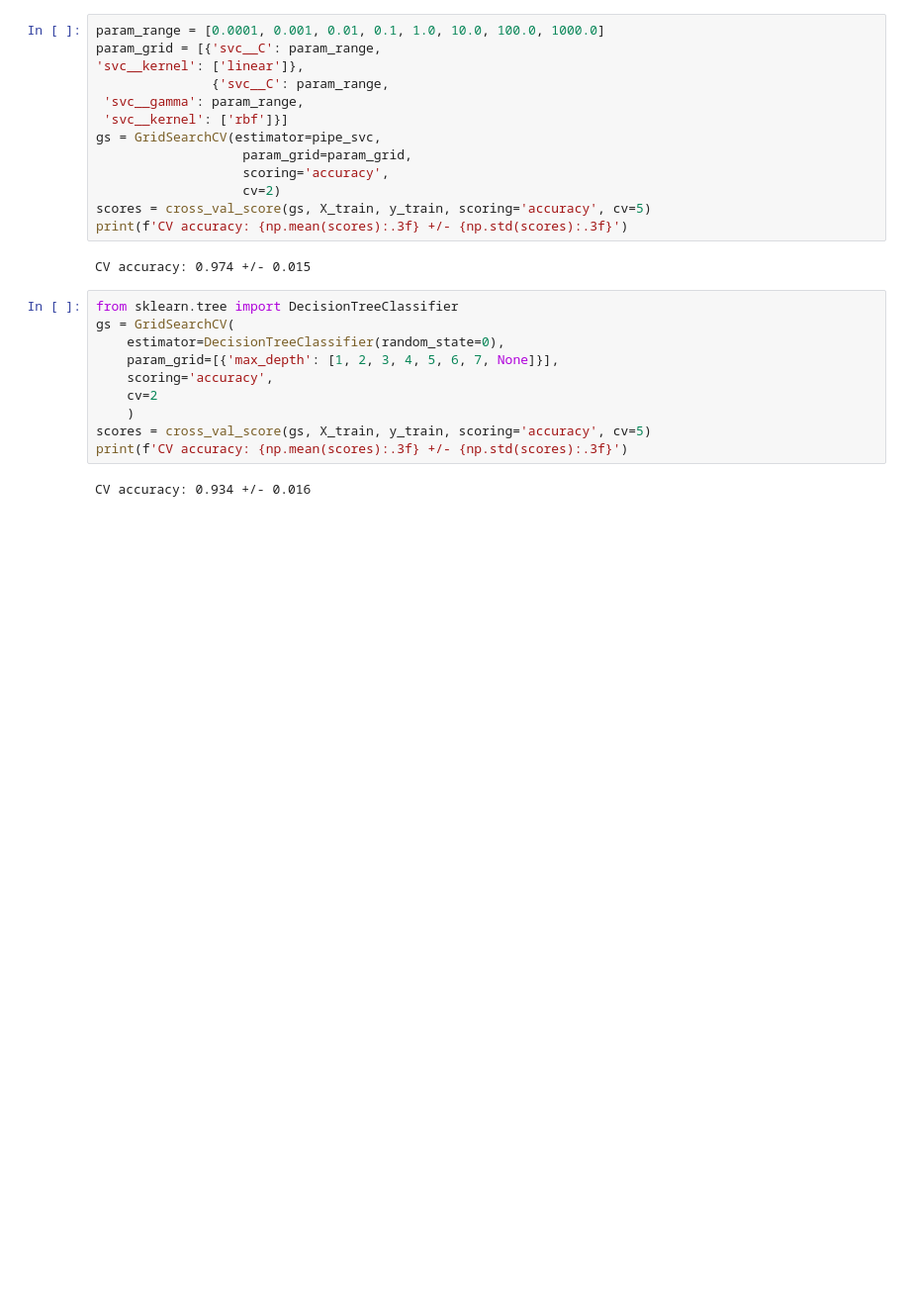
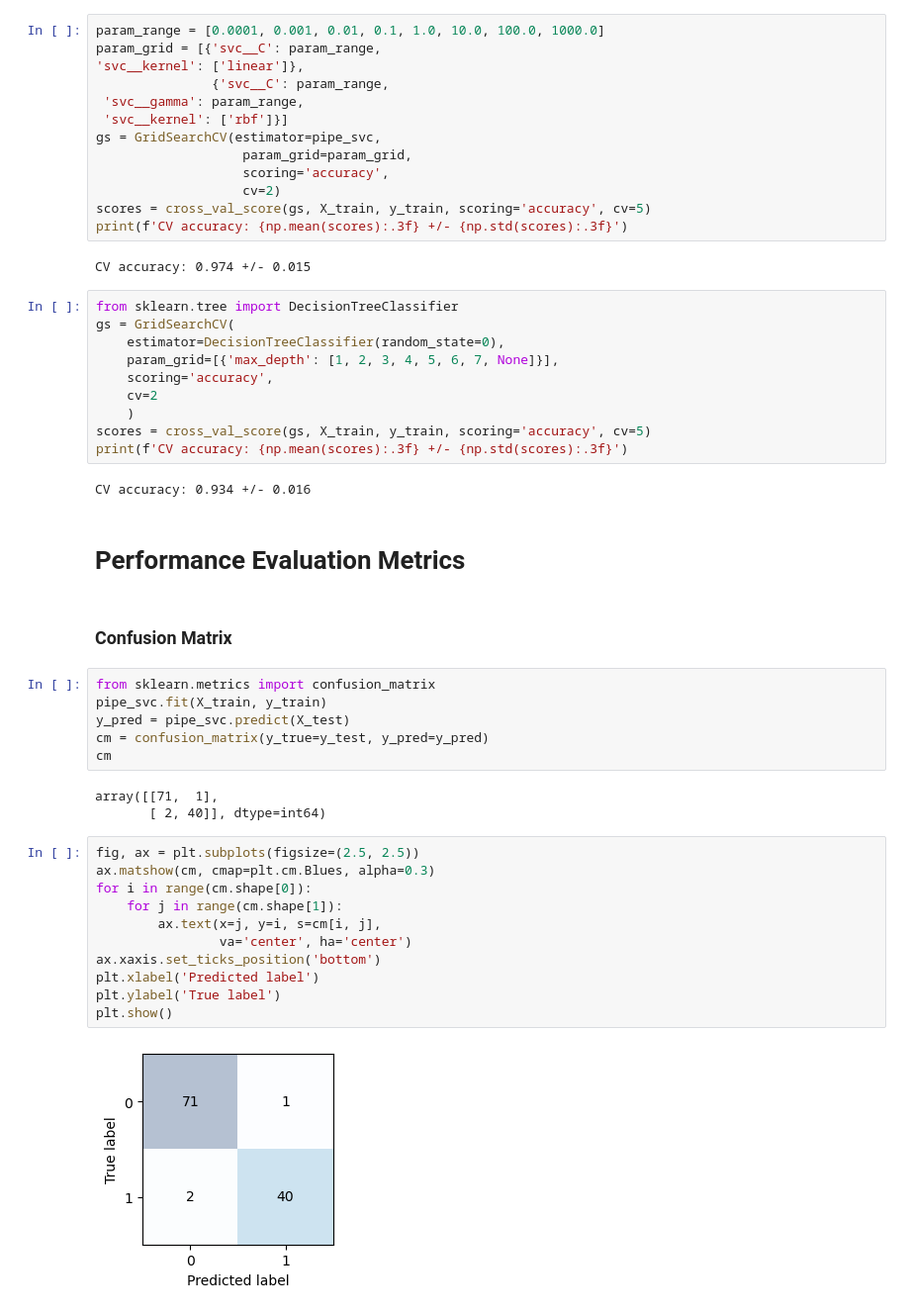
Before and after one commit to Akshaj-Kabthiyal/Data-Science-Fundamentals, a Jupyter notebook: Deep Learning/Pytorch and scikit/Chapter 6 - Model Eval and hyperparameter tuning/Model Eval And Hyperparameter Tuning.ipynb, the cells around one changed output. Shown: that part at 99% size. Cells and saved outputs as stored; diff of their text form; blank space fills up the shorter version.

```diff
--- a/Deep Learning/Pytorch and scikit/Chapter 6 - Model Eval and hyperparameter tuning/Model Eval And Hyperparameter Tuning.ipynb
+++ b/Deep Learning/Pytorch and scikit/Chapter 6 - Model Eval and hyperparameter tuning/Model Eval And Hyperparameter Tuning.ipynb
@@ -260,3 +260,29 @@ scores = cross_val_score(gs, X_train, y_train, scoring='accuracy', cv=5)
 print(f'CV accuracy: {np.mean(scores):.3f} +/- {np.std(scores):.3f}')
 # %% [output]
 CV accuracy: 0.934 +/- 0.016
+# %% [markdown]
+# Performance Evaluation Metrics
+# %% [markdown]
+### Confusion Matrix
+# %%
+from sklearn.metrics import confusion_matrix
+pipe_svc.fit(X_train, y_train)
+y_pred = pipe_svc.predict(X_test)
+cm = confusion_matrix(y_true=y_test, y_pred=y_pred)
+cm
+# %% [output]
+array([[71,  1],
+       [ 2, 40]], dtype=int64)
+# %%
+fig, ax = plt.subplots(figsize=(2.5, 2.5))
+ax.matshow(cm, cmap=plt.cm.Blues, alpha=0.3)
+for i in range(cm.shape[0]):
+    for j in range(cm.shape[1]):
+        ax.text(x=j, y=i, s=cm[i, j],
+                va='center', ha='center')
+ax.xaxis.set_ticks_position('bottom')
+plt.xlabel('Predicted label')
+plt.ylabel('True label')
+plt.show()
+# %% [output]
+[figure, added]
```
Also changed, not shown: parts of 6 cells of this notebook.
